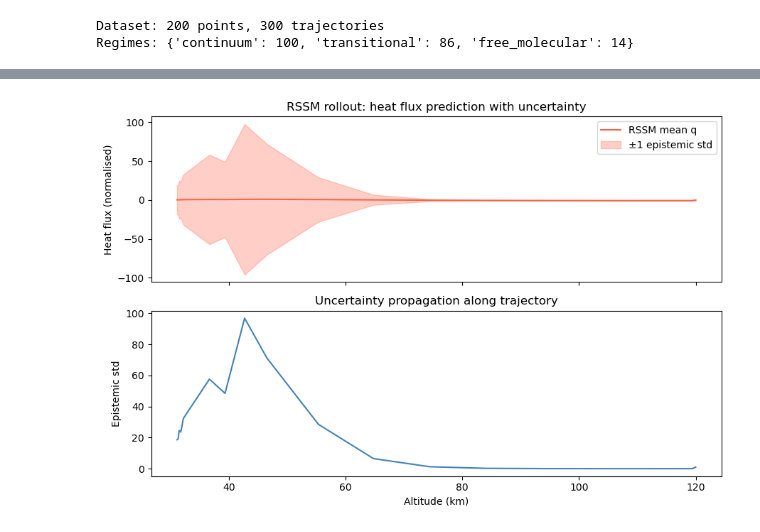
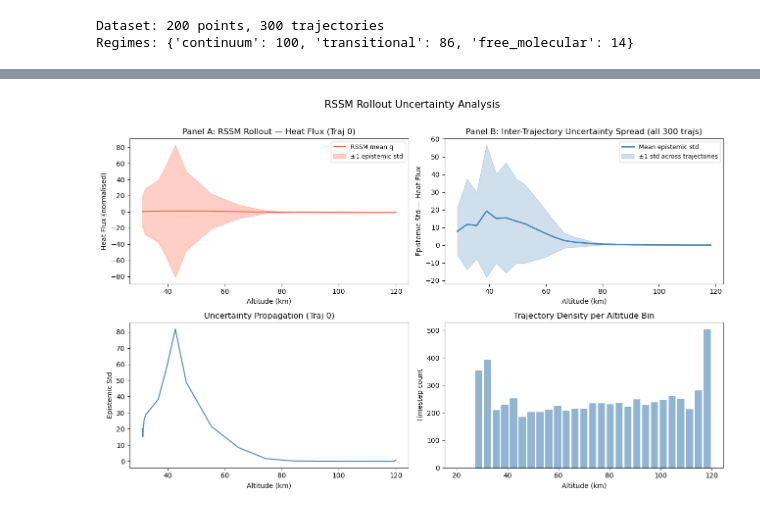
Before and after one commit to mper-era/aerothermodynamics-sim, a Jupyter notebook: notebooks/01_results.ipynb, the cells around one changed output, grey strips where cells are left out. Drawn from its saved outputs; the diff is of its cells as text; code cells hidden in the pictures.

Commit message:
jupyter notebook update, relevant figures generated

```diff
--- a/notebooks/01_results.ipynb
+++ b/notebooks/01_results.ipynb
@@ -57,42 +107,88 @@ plt.show()
 # %%
+# Cell 3 - RSSM Rollout: Single Trajectory + Inter-Trajectory Uncertainty Spread
+
 rssm = SimplifiedRSSM(obs_dim=4, hidden_dim=64, latent_dim=32, out_dim=3)
 rssm.load_state_dict(rssm_ckpt['model'])
 rssm.eval()
 
 X_mean_r = rssm_ckpt['X_mean']
 X_std_r  = rssm_ckpt['X_std']
 
-# Pick a representative trajectory
-traj = trajs[trajs['traj_id'] == 0].sort_values('time_s')
-X_traj = traj[['altitude_km','velocity_ms','alpha_deg','Twall_K']].values.astype(np.float32)
-X_traj_norm = torch.tensor((X_traj - X_mean_r) / X_std_r)
+# ── Panel A: single trajectory rollout (trajectory 0) ──
+traj0 = trajs[trajs['traj_id'] == 0].sort_values('time_s')
+X_t0  = traj0[['altitude_km','velocity_ms','alpha_deg','Twall_K']].values.astype(np.float32)
+X_t0_norm = torch.tensor((X_t0 - X_mean_r) / X_std_r)
 
-means, ep_stds = rssm.rollout(X_traj_norm)
-means   = means.numpy()
-ep_stds = ep_stds.numpy()
+means0, ep_stds0 = rssm.rollout(X_t0_norm)
+means0   = means0.numpy()
+ep_stds0 = ep_stds0.numpy()
 
-fig, axes = plt.subplots(2, 1, figsize=(9, 6), sharex=True)
+fig, axes = plt.subplots(2, 2, figsize=(13, 8))
 
-# Heat flux prediction with uncertainty band
-ax = axes[0]
-ax.plot(traj['altitude_km'].values, means[:, 2], color='tomato', label='RSSM mean q')
-ax.fill_between(traj['altitude_km'].values,
-                means[:, 2] - ep_stds[:, 2],
-                means[:, 2] + ep_stds[:, 2],
+ax = axes[0, 0]
+ax.plot(traj0['altitude_km'].values, means0[:, 2], color='tomato', label='RSSM mean q')
+ax.fill_between(traj0['altitude_km'].values,
+                means0[:, 2] - ep_stds0[:, 2],
+                means0[:, 2] + ep_stds0[:, 2],
                 alpha=0.3, color='tomato', label='±1 epistemic std')
-ax.set_ylabel('Heat flux (normalised)')
-ax.legend()
-ax.set_title('RSSM rollout: heat flux prediction with uncertainty')
+ax.set_xlabel('Altitude (km)')
+ax.set_ylabel('Heat Flux (normalised)')
+ax.set_title('Panel A: RSSM Rollout — Heat Flux (Traj 0)')
+ax.legend(fontsize=9)
 
-# Epistemic std along trajectory
-ax = axes[1]
-ax.plot(traj['altitude_km'].values, ep_stds[:, 2], color='steelblue')
+ax = axes[1, 0]
+ax.plot(traj0['altitude_km'].values, ep_stds0[:, 2], color='steelblue')
 ax.set_xlabel('Altitude (km)')
-ax.set_ylabel('Epistemic std')
-ax.set_title('Uncertainty propagation along trajectory')
+ax.set_ylabel('Epistemic Std')
+ax.set_title('Uncertainty Propagation (Traj 0)')
 
+# ── Panel B: inter-trajectory spread across all trajectories ──
+ALT_BINS    = np.linspace(20, 120, 30)
+bin_centers = 0.5 * (ALT_BINS[:-1] + ALT_BINS[1:])
+bin_ep      = [[] for _ in range(len(bin_centers))]
+
+with torch.no_grad():
+    for tid in trajs['traj_id'].unique():
+        traj = trajs[trajs['traj_id'] == tid].sort_values('time_s')
+        if len(traj) < 2:
+            continue
+        X_raw  = traj[['altitude_km','velocity_ms','alpha_deg','Twall_K']].values.astype(np.float32)
+        X_norm = torch.tensor((X_raw - X_mean_r) / X_std_r)
+        _, ep_stds = rssm.rollout(X_norm)
+        ep_q = ep_stds.numpy()[:, 2]
+        alts = traj['altitude_km'].values
+        idxs = np.digitize(alts, ALT_BINS) - 1
+        for j, bidx in enumerate(idxs):
+            if 0 <= bidx < len(bin_centers):
+                bin_ep[bidx].append(ep_q[j])
+
+bin_mean = np.array([np.mean(b) if b else np.nan for b in bin_ep])
+bin_std  = np.array([np.std(b)  if b else np.nan for b in bin_ep])
+bin_n    = np.array([len(b) for b in bin_ep])
+
+ax = axes[0, 1]
+ax.plot(bin_centers, bin_mean, color='steelblue', linewidth=2, label='Mean epistemic std')
+ax.fill_between(bin_centers,
+                bin_mean - bin_std,
+                bin_mean + bin_std,
+                alpha=0.25, color='steelblue', label='±1 std across trajectories')
+ax.set_xlabel('Altitude (km)')
+ax.set_ylabel('Epistemic Std — Heat Flux')
+ax.set_title('Panel B: Inter-Trajectory Uncertainty Spread (all 300 trajs)')
+ax.legend(fontsize=9)
+
+ax = axes[1, 1]
+ax.bar(bin_centers, bin_n, width=(ALT_BINS[1]-ALT_BINS[0])*0.8,
+       color='steelblue', alpha=0.6)
+ax.set_xlabel('Altitude (km)')
+ax.set_ylabel('Timestep count')
+ax.set_title('Trajectory Density per Altitude Bin')
+
+plt.suptitle('RSSM Rollout Uncertainty Analysis', fontsize=15, y=1.01)
 plt.tight_layout()
-plt.savefig('../data/rssm_rollout_uncertainty.png', dpi=150)
+plt.savefig('../data/rssm_rollout_uncertainty.png', dpi=150, bbox_inches='tight')
 plt.show()
+
+print(f'Peak mean uncertainty at: {bin_centers[np.nanargmax(bin_mean)]:.1f} km')
 # %% [output]
-[figure, old version]
+[figure, new version]
```
Also changed, not shown: parts of 10 cells of this notebook, 5 other files.
